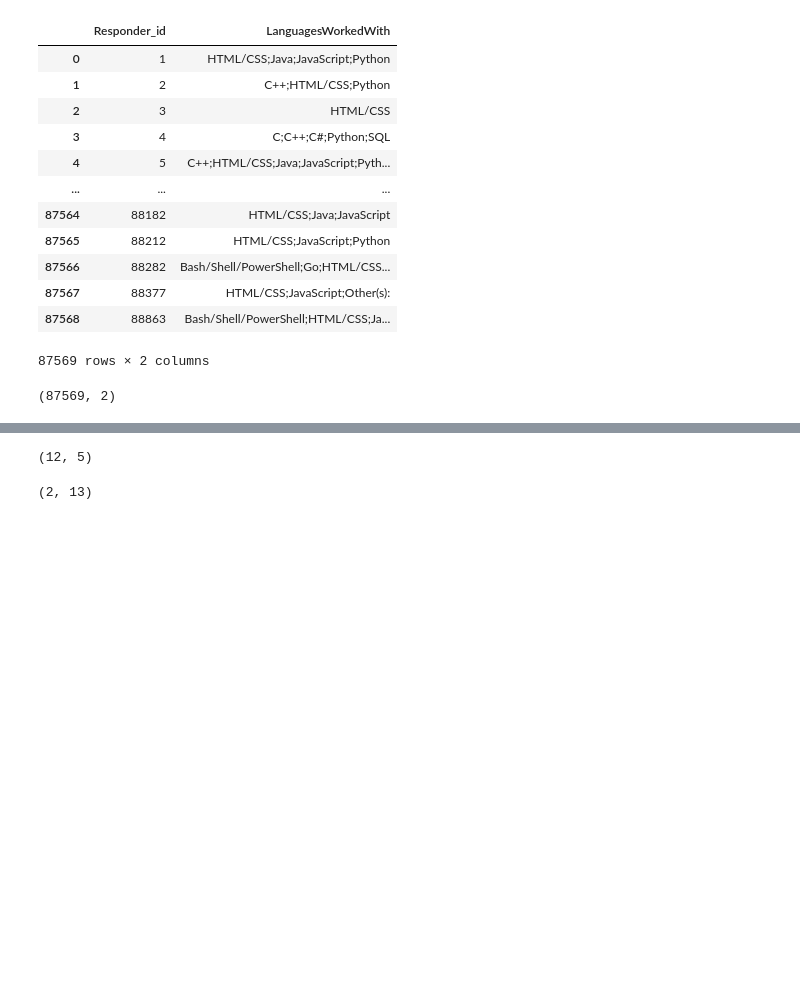
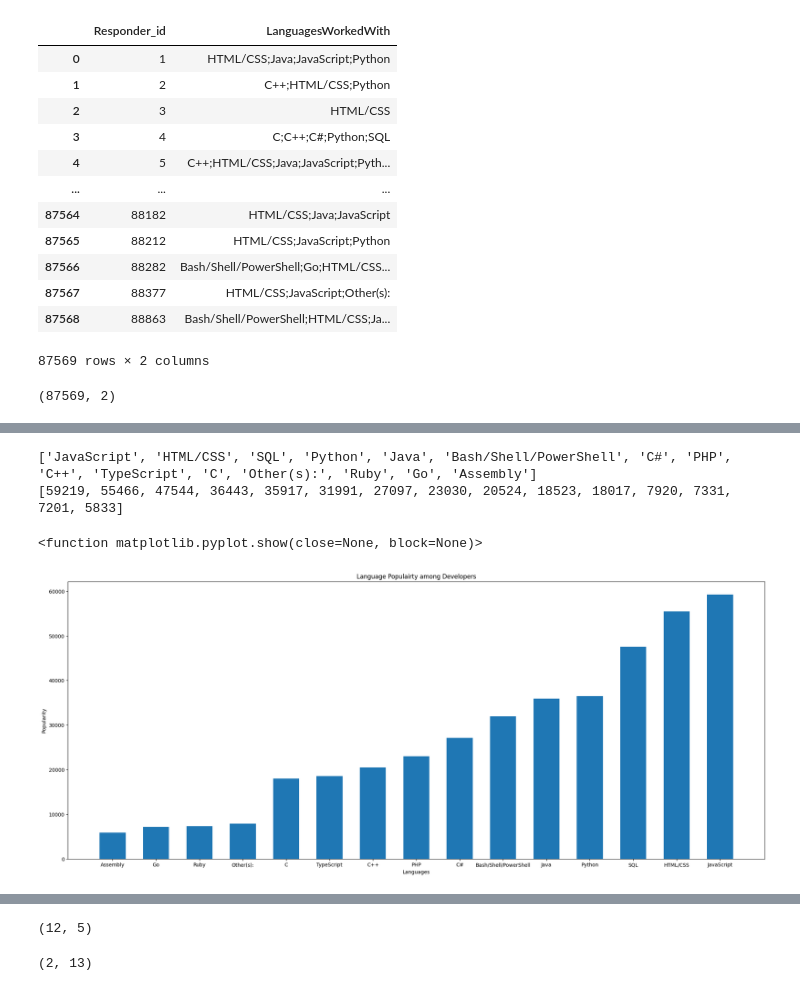
Before and after one commit to V-Adithya/DAV-Python, a Jupyter notebook: DAV Labsheet 2.ipynb, the cells around one changed output, grey strips where cells are left out. Drawn from its saved outputs; the diff is of its cells as text; code cells hidden in the pictures; blank space fills up the shorter version.

```diff
--- a/DAV Labsheet 2.ipynb
+++ b/DAV Labsheet 2.ipynb
@@ -85,0 +104,31 @@ data1.shape
+# %%
+ids=data1['Responder_id']
+language_responses=data1['LanguagesWorkedWith']
+# %%
+from collections import Counter
+language_counter=Counter()
+# %%
+for response in language_responses:
+    language_counter.update(response.split(";"))
+# %%
+languages=[]
+popularity=[]
+for item in language_counter.most_common(15):
+    languages.append(item[0])
+    popularity.append(item[1])
+# %%
+print(languages)
+print(popularity)
+# %% [output]
+['JavaScript', 'HTML/CSS', 'SQL', 'Python', 'Java', 'Bash/Shell/PowerShell', 'C#', 'PHP', 'C++', 'TypeScript', 'C', 'Other(s):', 'Ruby', 'Go', 'Assembly']
+[59219, 55466, 47544, 36443, 35917, 31991, 27097, 23030, 20524, 18523, 18017, 7920, 7331, 7201, 5833]
+# %%
+plt.figure(figsize=(25,10))
+plt.bar(languages,popularity,width=0.6)
+plt.xlabel("Languages")
+plt.ylabel("Popularity")
+plt.title("Language Populairty among Developers")
+plt.show
+# %% [output]
+<function matplotlib.pyplot.show(close=None, block=None)>
+[figure, added]
```
Also changed, not shown: parts of 7 cells of this notebook.
